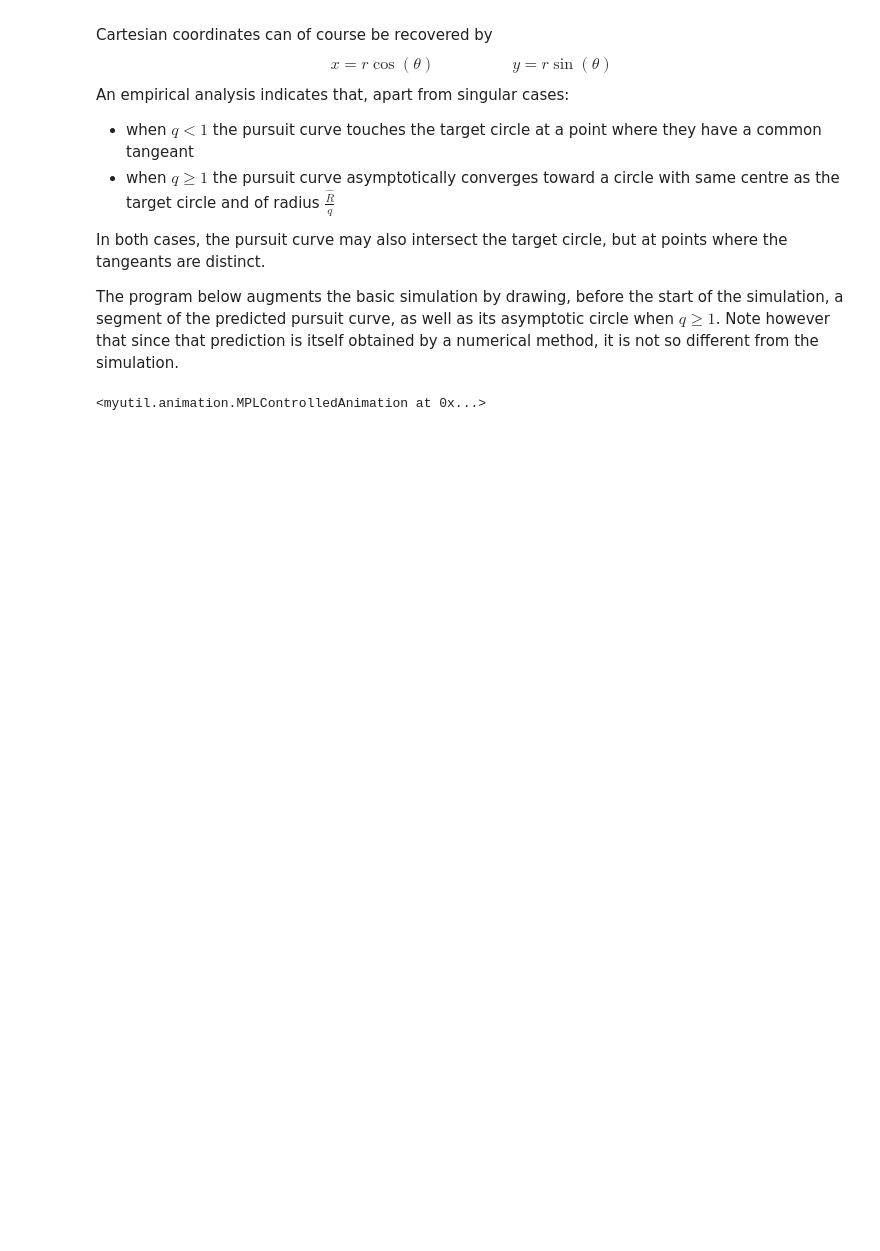
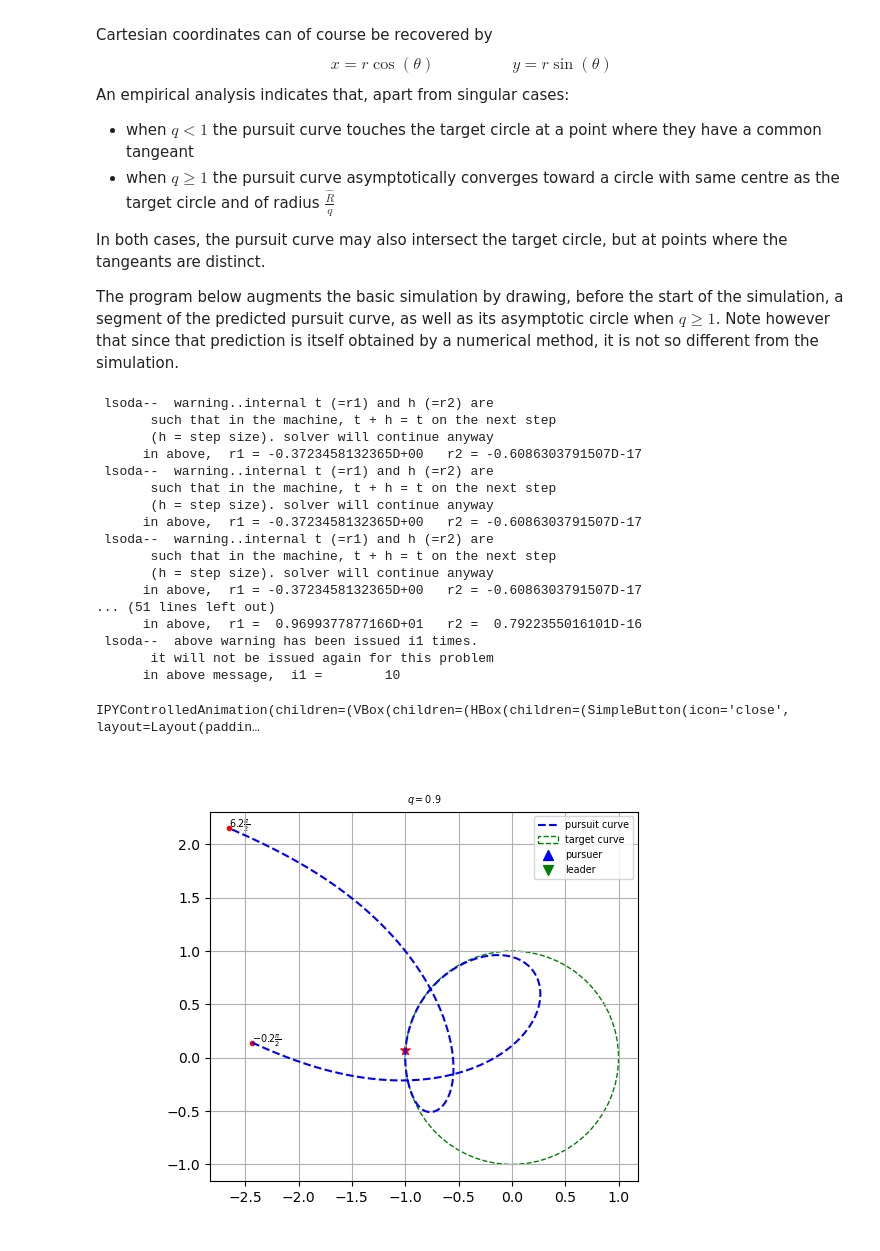
Before and after one commit to jmandreoli/IPYDEMO, a Jupyter notebook: demo/pursuit.ipynb, the cells around one changed output. Drawn from its saved outputs; the diff is of its cells as text; code cells hidden in the pictures; blank space fills up the shorter version.

```diff
--- a/demo/pursuit.ipynb
+++ b/demo/pursuit.ipynb
@@ -69,12 +69,14 @@ Args:
       p /= q*d ; p *= norm(v)
       return concatenate((p,v))
     self.fun = fun
+    super().__init__()
 
   def displayer(self,trajectory,ax):
     a_pursuer = ax.scatter((),(),color='b',s=50,marker='^',label='pursuer')
     a_leader = ax.scatter((),(),color='g',s=50,marker='v',label='leader')
     a_tail = ax.plot((),(),'b',(),(),'g')
     a_tangeant, = ax.plot((),(),c='k',ls=':')
+    ax.set_title(f'$q={self.q}$',fontsize='x-small')
     ax.legend(fontsize='x-small')
     def disp(t):
       state = trajectory.state(t)
@@ -393,17 +404,35 @@ Args:
 
   trajectory_defaults = {'period':10.,'cache_spec':(100,.05),'max_step':.01}
 # %%
-#%matplotlib widget
-%matplotlib qt6
+%matplotlib widget
+#%matplotlib qt6
 
-#syst = CircularPursuit(q=.9,ω=.5); ini = dict(x=-.8,y=-.2)
+syst = CircularPursuit(q=.9,ω=.5); ini = dict(x=-.8,y=-.2)
 #syst = CircularPursuit(q=-.9,ω=.5); ini = dict(x=-.8,y=-.2) # dual of previous
 #syst = CircularPursuit(q=.5,ω=.1); ini = dict(x=.5,y=-.1)
 #syst = CircularPursuit(q=.5,ω=.05); ini = dict(x=-.2,y=.4)
 #syst = CircularPursuit(q=-1.3,ω=.1); ini = dict(x=.3,y=.5)
-syst = CircularPursuit(q=1.3,ω=1.); ini = dict(x=-3.,y=-1.)
+#syst = CircularPursuit(q=1.3,ω=1.); ini = dict(x=-3.,y=-1.)
 
 R = syst.simulation(init_y=ini)
 R.play(track_spec=60.,frame_per_stu=25)
 # %% [output]
-<myutil.animation.MPLControlledAnimation at 0x...>
+ lsoda--  warning..internal t (=r1) and h (=r2) are
+       such that in the machine, t + h = t on the next step
+       (h = step size). solver will continue anyway
+      in above,  r1 = -0.3723458132365D+00   r2 = -0.6086303791507D-17
+ lsoda--  warning..internal t (=r1) and h (=r2) are
+       such that in the machine, t + h = t on the next step
+       (h = step size). solver will continue anyway
+      in above,  r1 = -0.3723458132365D+00   r2 = -0.6086303791507D-17
+ lsoda--  warning..internal t (=r1) and h (=r2) are
+       such that in the machine, t + h = t on the next step
+       (h = step size). solver will continue anyway
+      in above,  r1 = -0.3723458132365D+00   r2 = -0.6086303791507D-17
+... (51 lines left out)
+      in above,  r1 =  0.9699377877166D+01   r2 =  0.7922355016101D-16
+ lsoda--  above warning has been issued i1 times.
+       it will not be issued again for this problem
+      in above message,  i1 =        10
+IPYControlledAnimation(children=(VBox(children=(HBox(children=(SimpleButton(icon='close', layout=Layout(paddin…
+[figure, added]
```
Also changed, not shown: parts of 5 cells of this notebook, 15 other files.
